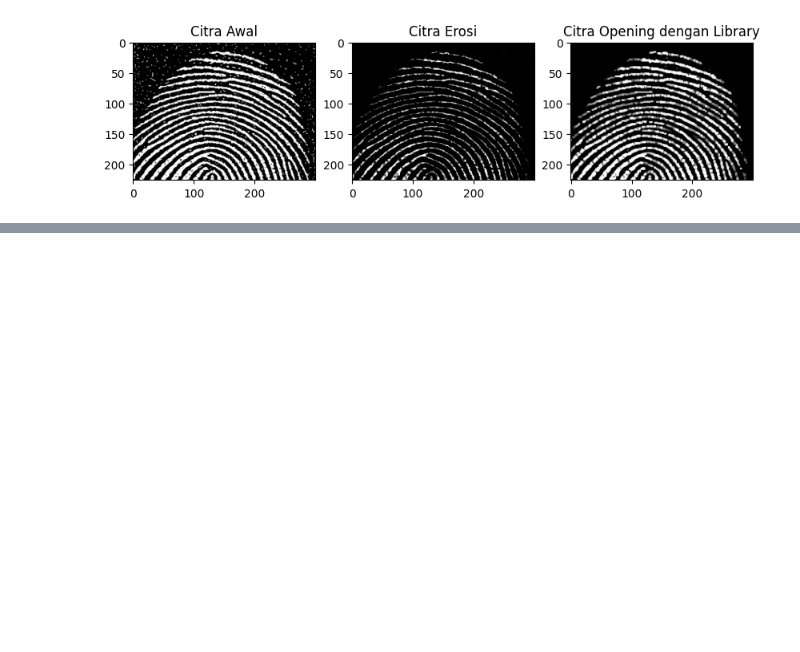
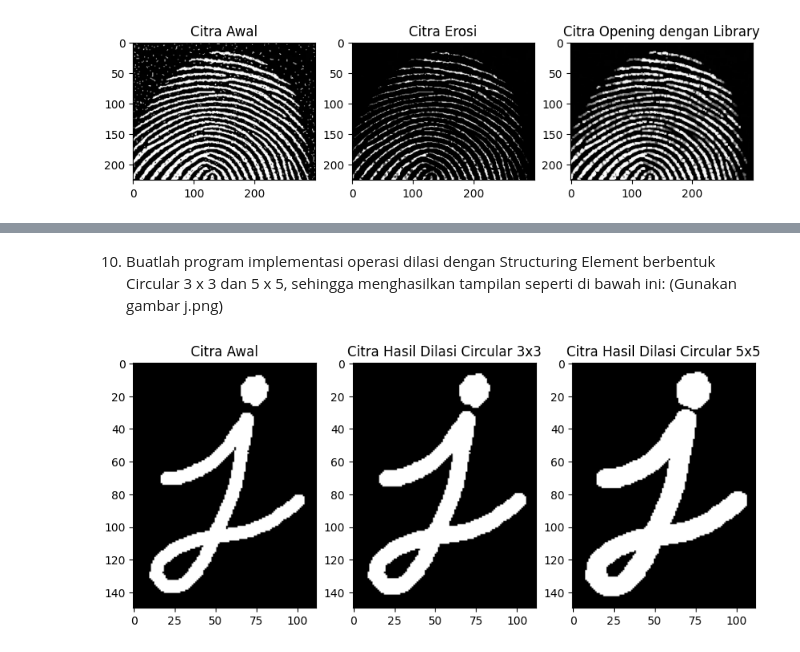
Before and after one commit to Vangzbill/PCVK_Ganjil_2023, a Jupyter notebook: Week9.ipynb, the cells around one changed output, grey strips where cells are left out. Cells and saved outputs as stored; diff of their text form; code cells hidden in the pictures; blank space fills up the shorter version.

```diff
--- a/Week9.ipynb
+++ b/Week9.ipynb
@@ -200,0 +323,44 @@ Text(0.5, 1.0, 'Citra Opening dengan Library')
+# %% [markdown]
+
+10. Buatlah program implementasi operasi dilasi dengan Structuring Element berbentuk Circular 3 x 3 dan 5 x 5, sehingga menghasilkan tampilan seperti di bawah ini: (Gunakan gambar j.png)
+# %%
+img_10 = cv.imread('/content/drive/MyDrive/PCVK/Images/j.png', cv.IMREAD_GRAYSCALE)
+dilation_3x3_10 = np.zeros(img_10.shape, img_10.dtype)
+dilation_5x5_10 = np.zeros(img_10.shape, img_10.dtype)
+
+cross_3x3_10 = cv.getStructuringElement(cv.MORPH_ELLIPSE, (3, 3))
+cross_5x5_10 = cv.getStructuringElement(cv.MORPH_ELLIPSE, (5, 5))
+
+for y in range(len(cross_3x3_10) // 2, img_10.shape[0] - len(cross_3x3_10)):
+  for x in range(len(cross_3x3_10[0]) // 2, img_10.shape[1] - len(cross_3x3_10)):
+    maksimum = 0
+    for i in range(len(cross_3x3_10)):
+      for j in range(len(cross_3x3_10[0])):
+        if(cross_3x3_10[i][j] == 1):
+          nilai_piksel = img_10[y + i - len(cross_3x3_10) // 2, x + j - len(cross_3x3_10[0]) // 2]
+          maksimum = max(maksimum, nilai_piksel)
+    dilation_3x3_10[y, x] = maksimum
+
+for y in range(len(cross_5x5_10) // 2, img_10.shape[0] - len(cross_5x5_10)):
+  for x in range(len(cross_5x5_10[0]) // 2, img_10.shape[1] - len(cross_5x5_10)):
+    maksimum = 0
+    for i in range(len(cross_5x5_10)):
+      for j in range(len(cross_5x5_10[0])):
+        if(cross_5x5_10[i][j] == 1):
+          nilai_piksel = img_10[y + i - len(cross_5x5_10) // 2, x + j - len(cross_5x5_10[0]) // 2]
+          maksimum = max(maksimum, nilai_piksel)
+    dilation_5x5_10[y, x] = maksimum
+
+plt.figure(figsize=(10, 5))
+plt.subplot(1, 3, 1)
+plt.imshow(img_10, cmap='gray')
+plt.title('Citra Awal')
+plt.subplot(1, 3, 2)
+plt.imshow(dilation_3x3_10, cmap='gray')
+plt.title('Citra Hasil Dilasi Circular 3x3')
+plt.subplot(1, 3, 3)
+plt.imshow(dilation_5x5_10, cmap='gray')
+plt.title('Citra Hasil Dilasi Circular 5x5')
+plt.show()
+# %% [output]
+[figure, added]
```
Also changed, not shown: parts of 11 cells of this notebook.
